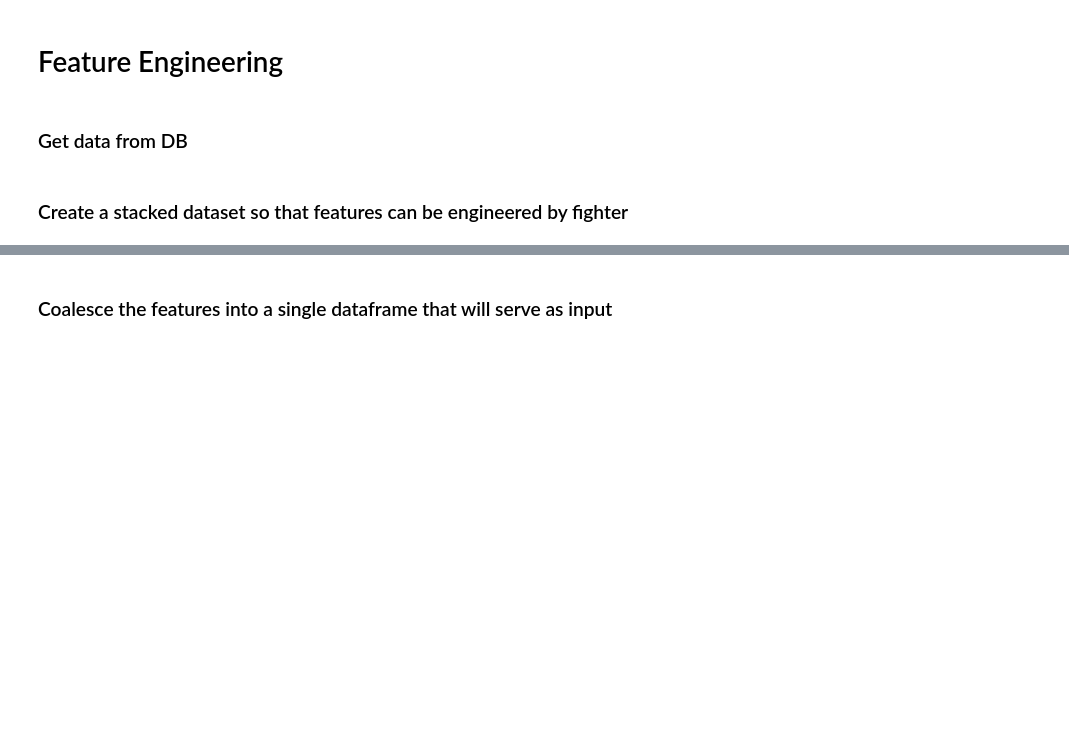
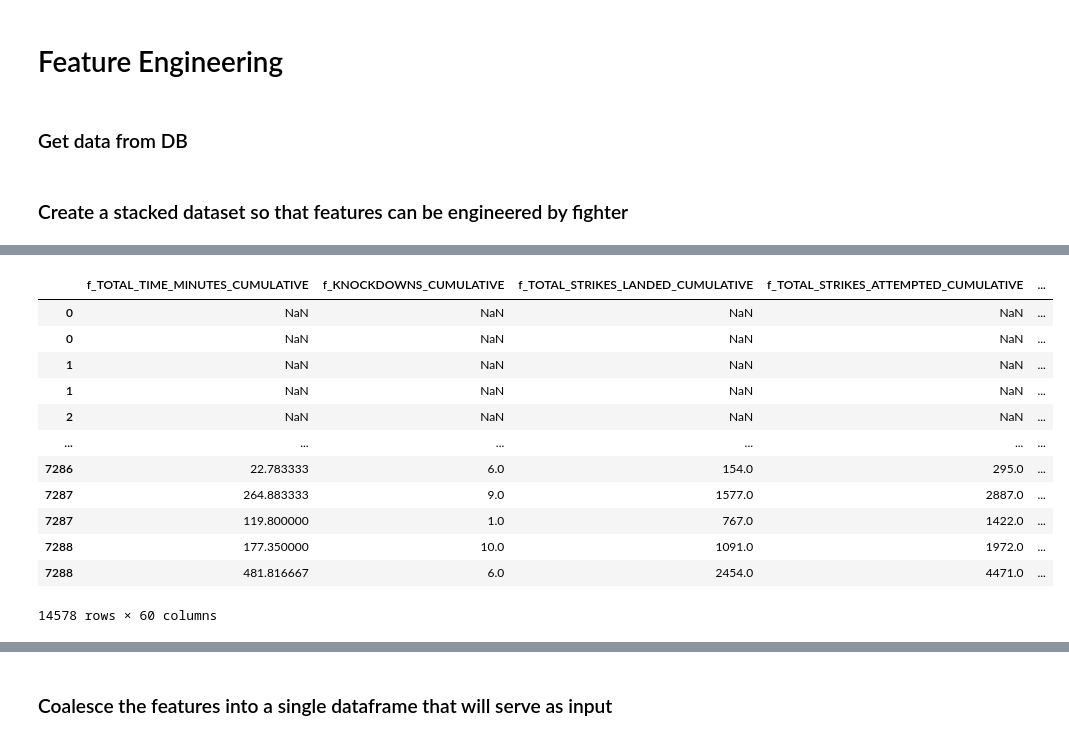
Before and after one commit to ehan03/UFC-Predict, a Jupyter notebook: notebooks/feature_engineering.ipynb, the cells around one changed output, grey strips where cells are left out. Saved outputs shown, nothing was run; the diff lists cells and outputs as text; code cells hidden in the pictures; blank space fills up the shorter version.

```diff
--- a/notebooks/feature_engineering.ipynb
+++ b/notebooks/feature_engineering.ipynb
@@ -161,0 +174,80 @@ df.loc[df["temp temp"] == 1]
+# %%
+cumulative_features = pd.DataFrame()
+cumulative_features["f_TOTAL_TIME_MINUTES_CUMULATIVE"] = feature_df.groupby("f_FIGHTER_ID")["TOTAL_TIME_MINUTES"].transform(lambda x: x.cumsum().shift(1))
+cumulative_features["f_KNOCKDOWNS_CUMULATIVE"] = feature_df.groupby("f_FIGHTER_ID")["f_KNOCKDOWNS"].transform(lambda x: x.cumsum().shift(1))
+cumulative_features["f_TOTAL_STRIKES_LANDED_CUMULATIVE"] = feature_df.groupby("f_FIGHTER_ID")["f_TOTAL_STRIKES_LANDED"].transform(lambda x: x.cumsum().shift(1))
+cumulative_features["f_TOTAL_STRIKES_ATTEMPTED_CUMULATIVE"] = feature_df.groupby("f_FIGHTER_ID")["f_TOTAL_STRIKES_ATTEMPTED"].transform(lambda x: x.cumsum().shift(1))
+cumulative_features["f_TAKEDOWNS_LANDED_CUMULATIVE"] = feature_df.groupby("f_FIGHTER_ID")["f_TAKEDOWNS_LANDED"].transform(lambda x: x.cumsum().shift(1))
+cumulative_features["f_TAKEDOWNS_ATTEMPTED_CUMULATIVE"] = feature_df.groupby("f_FIGHTER_ID")["f_TAKEDOWNS_ATTEMPTED"].transform(lambda x: x.cumsum().shift(1))
+cumulative_features["f_SUBMISSION_ATTEMPTS_CUMULATIVE"] = feature_df.groupby("f_FIGHTER_ID")["f_SUBMISSION_ATTEMPTS"].transform(lambda x: x.cumsum().shift(1))
+cumulative_features["f_REVERSALS_CUMULATIVE"] = feature_df.groupby("f_FIGHTER_ID")["f_REVERSALS"].transform(lambda x: x.cumsum().shift(1))
+cumulative_features["f_CONTROL_TIME_MINUTES_CUMULATIVE"] = feature_df.groupby("f_FIGHTER_ID")["f_CONTROL_TIME_MINUTES"].transform(lambda x: x.cumsum().shift(1))
+cumulative_features["f_SIGNIFICANT_STRIKES_LANDED_CUMULATIVE"] = feature_df.groupby("f_FIGHTER_ID")["f_SIGNIFICANT_STRIKES_LANDED"].transform(lambda x: x.cumsum().shift(1))
+cumulative_features["f_SIGNIFICANT_STRIKES_ATTEMPTED_CUMULATIVE"] = feature_df.groupby("f_FIGHTER_ID")["f_SIGNIFICANT_STRIKES_ATTEMPTED"].transform(lambda x: x.cumsum().shift(1))
+cumulative_features["f_SIGNIFICANT_STRIKES_HEAD_LANDED_CUMULATIVE"] = feature_df.groupby("f_FIGHTER_ID")["f_SIGNIFICANT_STRIKES_HEAD_LANDED"].transform(lambda x: x.cumsum().shift(1))
+cumulative_features["f_SIGNIFICANT_STRIKES_HEAD_ATTEMPTED_CUMULATIVE"] = feature_df.groupby("f_FIGHTER_ID")["f_SIGNIFICANT_STRIKES_HEAD_ATTEMPTED"].transform(lambda x: x.cumsum().shift(1))
+cumulative_features["f_SIGNIFICANT_STRIKES_BODY_LANDED_CUMULATIVE"] = feature_df.groupby("f_FIGHTER_ID")["f_SIGNIFICANT_STRIKES_BODY_LANDED"].transform(lambda x: x.cumsum().shift(1))
+cumulative_features["f_SIGNIFICANT_STRIKES_BODY_ATTEMPTED_CUMULATIVE"] = feature_df.groupby("f_FIGHTER_ID")["f_SIGNIFICANT_STRIKES_BODY_ATTEMPTED"].transform(lambda x: x.cumsum().shift(1))
+cumulative_features["f_SIGNIFICANT_STRIKES_LEG_LANDED_CUMULATIVE"] = feature_df.groupby("f_FIGHTER_ID")["f_SIGNIFICANT_STRIKES_LEG_LANDED"].transform(lambda x: x.cumsum().shift(1))
+cumulative_features["f_SIGNIFICANT_STRIKES_LEG_ATTEMPTED_CUMULATIVE"] = feature_df.groupby("f_FIGHTER_ID")["f_SIGNIFICANT_STRIKES_LEG_ATTEMPTED"].transform(lambda x: x.cumsum().shift(1))
+cumulative_features["f_SIGNIFICANT_STRIKES_DISTANCE_LANDED_CUMULATIVE"] = feature_df.groupby("f_FIGHTER_ID")["f_SIGNIFICANT_STRIKES_DISTANCE_LANDED"].transform(lambda x: x.cumsum().shift(1))
+cumulative_features["f_SIGNIFICANT_STRIKES_DISTANCE_ATTEMPTED_CUMULATIVE"] = feature_df.groupby("f_FIGHTER_ID")["f_SIGNIFICANT_STRIKES_DISTANCE_ATTEMPTED"].transform(lambda x: x.cumsum().shift(1))
+cumulative_features["f_SIGNIFICANT_STRIKES_CLINCH_LANDED_CUMULATIVE"] = feature_df.groupby("f_FIGHTER_ID")["f_SIGNIFICANT_STRIKES_CLINCH_LANDED"].transform(lambda x: x.cumsum().shift(1))
+cumulative_features["f_SIGNIFICANT_STRIKES_CLINCH_ATTEMPTED_CUMULATIVE"] = feature_df.groupby("f_FIGHTER_ID")["f_SIGNIFICANT_STRIKES_CLINCH_ATTEMPTED"].transform(lambda x: x.cumsum().shift(1))
+cumulative_features["f_SIGNIFICANT_STRIKES_GROUND_LANDED_CUMULATIVE"] = feature_df.groupby("f_FIGHTER_ID")["f_SIGNIFICANT_STRIKES_GROUND_LANDED"].transform(lambda x: x.cumsum().shift(1))
+cumulative_features["f_SIGNIFICANT_STRIKES_GROUND_ATTEMPTED_CUMULATIVE"] = feature_df.groupby("f_FIGHTER_ID")["f_SIGNIFICANT_STRIKES_GROUND_ATTEMPTED"].transform(lambda x: x.cumsum().shift(1))
+cumulative_features["o_KNOCKDOWNS_CUMULATIVE"] = feature_df.groupby("f_FIGHTER_ID")["o_KNOCKDOWNS"].transform(lambda x: x.cumsum().shift(1))
+cumulative_features["o_TOTAL_STRIKES_LANDED_CUMULATIVE"] = feature_df.groupby("f_FIGHTER_ID")["o_TOTAL_STRIKES_LANDED"].transform(lambda x: x.cumsum().shift(1))
+cumulative_features["o_TOTAL_STRIKES_ATTEMPTED_CUMULATIVE"] = feature_df.groupby("f_FIGHTER_ID")["o_TOTAL_STRIKES_ATTEMPTED"].transform(lambda x: x.cumsum().shift(1))
+cumulative_features["o_TAKEDOWNS_LANDED_CUMULATIVE"] = feature_df.groupby("f_FIGHTER_ID")["o_TAKEDOWNS_LANDED"].transform(lambda x: x.cumsum().shift(1))
+cumulative_features["o_TAKEDOWNS_ATTEMPTED_CUMULATIVE"] = feature_df.groupby("f_FIGHTER_ID")["o_TAKEDOWNS_ATTEMPTED"].transform(lambda x: x.cumsum().shift(1))
+cumulative_features["o_SUBMISSION_ATTEMPTS_CUMULATIVE"] = feature_df.groupby("f_FIGHTER_ID")["o_SUBMISSION_ATTEMPTS"].transform(lambda x: x.cumsum().shift(1))
+cumulative_features["o_REVERSALS_CUMULATIVE"] = feature_df.groupby("f_FIGHTER_ID")["o_REVERSALS"].transform(lambda x: x.cumsum().shift(1))
+cumulative_features["o_CONTROL_TIME_MINUTES_CUMULATIVE"] = feature_df.groupby("f_FIGHTER_ID")["o_CONTROL_TIME_MINUTES"].transform(lambda x: x.cumsum().shift(1))
+cumulative_features["o_SIGNIFICANT_STRIKES_LANDED_CUMULATIVE"] = feature_df.groupby("f_FIGHTER_ID")["o_SIGNIFICANT_STRIKES_LANDED"].transform(lambda x: x.cumsum().shift(1))
+cumulative_features["o_SIGNIFICANT_STRIKES_ATTEMPTED_CUMULATIVE"] = feature_df.groupby("f_FIGHTER_ID")["o_SIGNIFICANT_STRIKES_ATTEMPTED"].transform(lambda x: x.cumsum().shift(1))
+cumulative_features["o_SIGNIFICANT_STRIKES_HEAD_LANDED_CUMULATIVE"] = feature_df.groupby("f_FIGHTER_ID")["o_SIGNIFICANT_STRIKES_HEAD_LANDED"].transform(lambda x: x.cumsum().shift(1))
+cumulative_features["o_SIGNIFICANT_STRIKES_HEAD_ATTEMPTED_CUMULATIVE"] = feature_df.groupby("f_FIGHTER_ID")["o_SIGNIFICANT_STRIKES_HEAD_ATTEMPTED"].transform(lambda x: x.cumsum().shift(1))
+cumulative_features["o_SIGNIFICANT_STRIKES_BODY_LANDED_CUMULATIVE"] = feature_df.groupby("f_FIGHTER_ID")["o_SIGNIFICANT_STRIKES_BODY_LANDED"].transform(lambda x: x.cumsum().shift(1))
+cumulative_features["o_SIGNIFICANT_STRIKES_BODY_ATTEMPTED_CUMULATIVE"] = feature_df.groupby("f_FIGHTER_ID")["o_SIGNIFICANT_STRIKES_BODY_ATTEMPTED"].transform(lambda x: x.cumsum().shift(1))
+cumulative_features["o_SIGNIFICANT_STRIKES_LEG_LANDED_CUMULATIVE"] = feature_df.groupby("f_FIGHTER_ID")["o_SIGNIFICANT_STRIKES_LEG_LANDED"].transform(lambda x: x.cumsum().shift(1))
+cumulative_features["o_SIGNIFICANT_STRIKES_LEG_ATTEMPTED_CUMULATIVE"] = feature_df.groupby("f_FIGHTER_ID")["o_SIGNIFICANT_STRIKES_LEG_ATTEMPTED"].transform(lambda x: x.cumsum().shift(1))
+cumulative_features["o_SIGNIFICANT_STRIKES_DISTANCE_LANDED_CUMULATIVE"] = feature_df.groupby("f_FIGHTER_ID")["o_SIGNIFICANT_STRIKES_DISTANCE_LANDED"].transform(lambda x: x.cumsum().shift(1))
+cumulative_features["o_SIGNIFICANT_STRIKES_DISTANCE_ATTEMPTED_CUMULATIVE"] = feature_df.groupby("f_FIGHTER_ID")["o_SIGNIFICANT_STRIKES_DISTANCE_ATTEMPTED"].transform(lambda x: x.cumsum().shift(1))
+cumulative_features["o_SIGNIFICANT_STRIKES_CLINCH_LANDED_CUMULATIVE"] = feature_df.groupby("f_FIGHTER_ID")["o_SIGNIFICANT_STRIKES_CLINCH_LANDED"].transform(lambda x: x.cumsum().shift(1))
+cumulative_features["o_SIGNIFICANT_STRIKES_CLINCH_ATTEMPTED_CUMULATIVE"] = feature_df.groupby("f_FIGHTER_ID")["o_SIGNIFICANT_STRIKES_CLINCH_ATTEMPTED"].transform(lambda x: x.cumsum().shift(1))
+cumulative_features["o_SIGNIFICANT_STRIKES_GROUND_LANDED_CUMULATIVE"] = feature_df.groupby("f_FIGHTER_ID")["o_SIGNIFICANT_STRIKES_GROUND_LANDED"].transform(lambda x: x.cumsum().shift(1))
+cumulative_features["o_SIGNIFICANT_STRIKES_GROUND_ATTEMPTED_CUMULATIVE"] = feature_df.groupby("f_FIGHTER_ID")["o_SIGNIFICANT_STRIKES_GROUND_ATTEMPTED"].transform(lambda x: x.cumsum().shift(1))
+
+cumulative_features["f_TITLE_BOUTS_FOUGHT"] = feature_df.groupby("f_FIGHTER_ID")["BOUT_IS_TITLE_BOUT"].transform(lambda x: x.cumsum().shift(1))
+cumulative_features["f_UNDISPUTED_TITLE_BOUTS_FOUGHT"] = feature_df.groupby("f_FIGHTER_ID")["BOUT_IS_UNDISPUTED_TITLE_BOUT"].transform(lambda x: x.cumsum().shift(1))
+cumulative_features["f_FIVE_ROUND_BOUTS_FOUGHT"] = feature_df.groupby("f_FIGHTER_ID")["BOUT_IS_FIVE_ROUNDS"].transform(lambda x: x.cumsum().shift(1))
+
+cumulative_features["f_WINS_CUMULATIVE"] = feature_df.groupby("f_FIGHTER_ID")["f_WIN"].transform(lambda x: x.cumsum().shift(1))
+cumulative_features["f_LOSSES_CUMULATIVE"] = feature_df.groupby("f_FIGHTER_ID")["f_LOSS"].transform(lambda x: x.cumsum().shift(1))
+cumulative_features["f_DRAWS_CUMULATIVE"] = feature_df.groupby("f_FIGHTER_ID")["f_DRAW"].transform(lambda x: x.cumsum().shift(1))
+cumulative_features["f_NO_CONTESTS_CUMULATIVE"] = feature_df.groupby("f_FIGHTER_ID")["f_NO_CONTEST"].transform(lambda x: x.cumsum().shift(1))
+cumulative_features["f_TOTAL_BOUTS_FOUGHT"] = cumulative_features["f_WINS_CUMULATIVE"] + cumulative_features["f_LOSSES_CUMULATIVE"] + cumulative_features["f_DRAWS_CUMULATIVE"] + cumulative_features["f_NO_CONTESTS_CUMULATIVE"]
+cumulative_features["f_WINS_BY_KO/TKO_CUMULATIVE"] = feature_df.groupby("f_FIGHTER_ID")["f_WIN_BY_KO/TKO"].transform(lambda x: x.cumsum().shift(1))
+cumulative_features["f_WINS_BY_SUBMISSION_CUMULATIVE"] = feature_df.groupby("f_FIGHTER_ID")["f_WIN_BY_SUBMISSION"].transform(lambda x: x.cumsum().shift(1))
+cumulative_features["f_WINS_BY_DECISION_CUMULATIVE"] = feature_df.groupby("f_FIGHTER_ID")["f_WIN_BY_DECISION"].transform(lambda x: x.cumsum().shift(1))
+cumulative_features["f_WINS_FIRST_ROUND_FINISH_CUMULATIVE"] = feature_df.groupby("f_FIGHTER_ID")["f_WIN_FIRST_ROUND_FINISH"].transform(lambda x: x.cumsum().shift(1))
+cumulative_features["f_LOSSES_BY_KO/TKO_CUMULATIVE"] = feature_df.groupby("f_FIGHTER_ID")["f_LOSS_BY_KO/TKO"].transform(lambda x: x.cumsum().shift(1))
+cumulative_features["f_LOSSES_BY_SUBMISSION_CUMULATIVE"] = feature_df.groupby("f_FIGHTER_ID")["f_LOSS_BY_SUBMISSION"].transform(lambda x: x.cumsum().shift(1))
+cumulative_features["f_LOSSES_BY_DECISION_CUMULATIVE"] = feature_df.groupby("f_FIGHTER_ID")["f_LOSS_BY_DECISION"].transform(lambda x: x.cumsum().shift(1))
+
+cumulative_features
+# %% [output]
+|  | f_TOTAL_TIME_MINUTES_CUMULATIVE | f_KNOCKDOWNS_CUMULATIVE | f_TOTAL_STRIKES_LANDED_CUMULATIVE | f_TOTAL_STRIKES_ATTEMPTED_CUMULATIVE | ... |
+| 0 | NaN | NaN | NaN | NaN | ... |
+| 0 | NaN | NaN | NaN | NaN | ... |
+| 1 | NaN | NaN | NaN | NaN | ... |
+| 1 | NaN | NaN | NaN | NaN | ... |
+| 2 | NaN | NaN | NaN | NaN | ... |
+| ... | ... | ... | ... | ... | ... |
+| 7286 | 22.783333 | 6.0 | 154.0 | 295.0 | ... |
+| 7287 | 264.883333 | 9.0 | 1577.0 | 2887.0 | ... |
+| 7287 | 119.800000 | 1.0 | 767.0 | 1422.0 | ... |
+| 7288 | 177.350000 | 10.0 | 1091.0 | 1972.0 | ... |
+| 7288 | 481.816667 | 6.0 | 2454.0 | 4471.0 | ... |
+14578 rows × 60 columns
```
Also changed, not shown: parts of 7 cells of this notebook, 2 other files.
